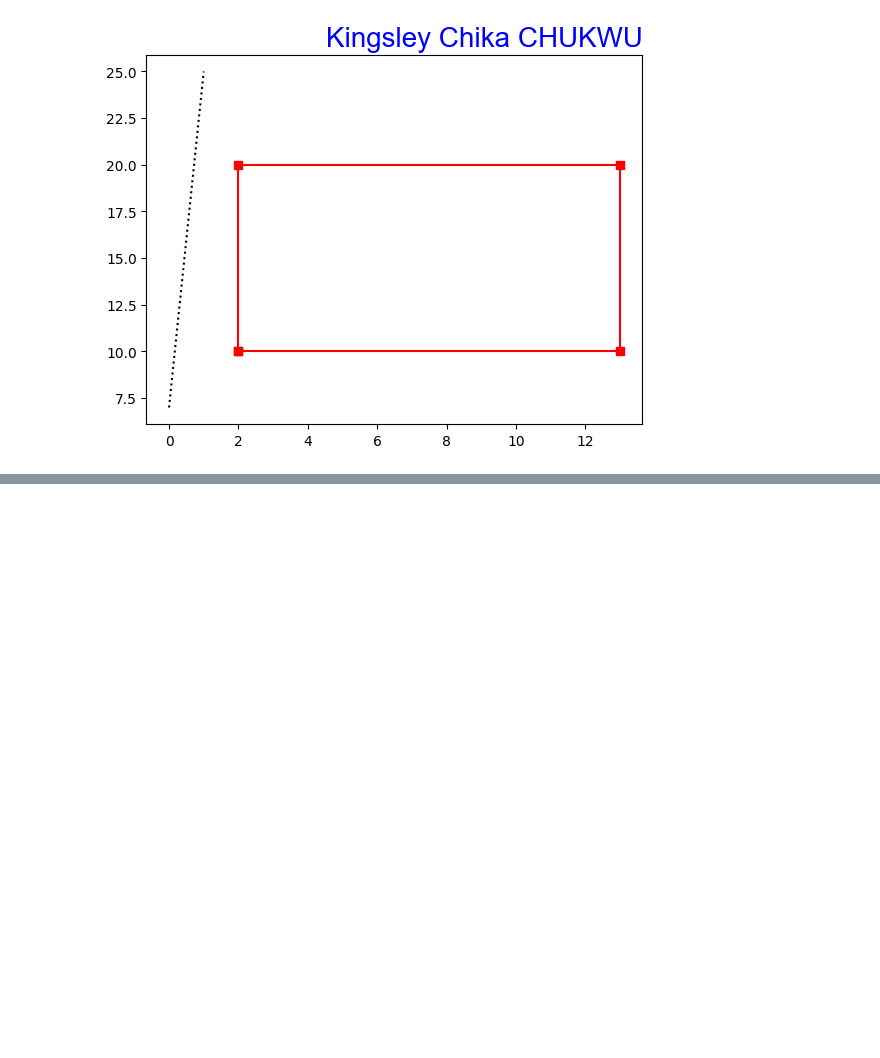
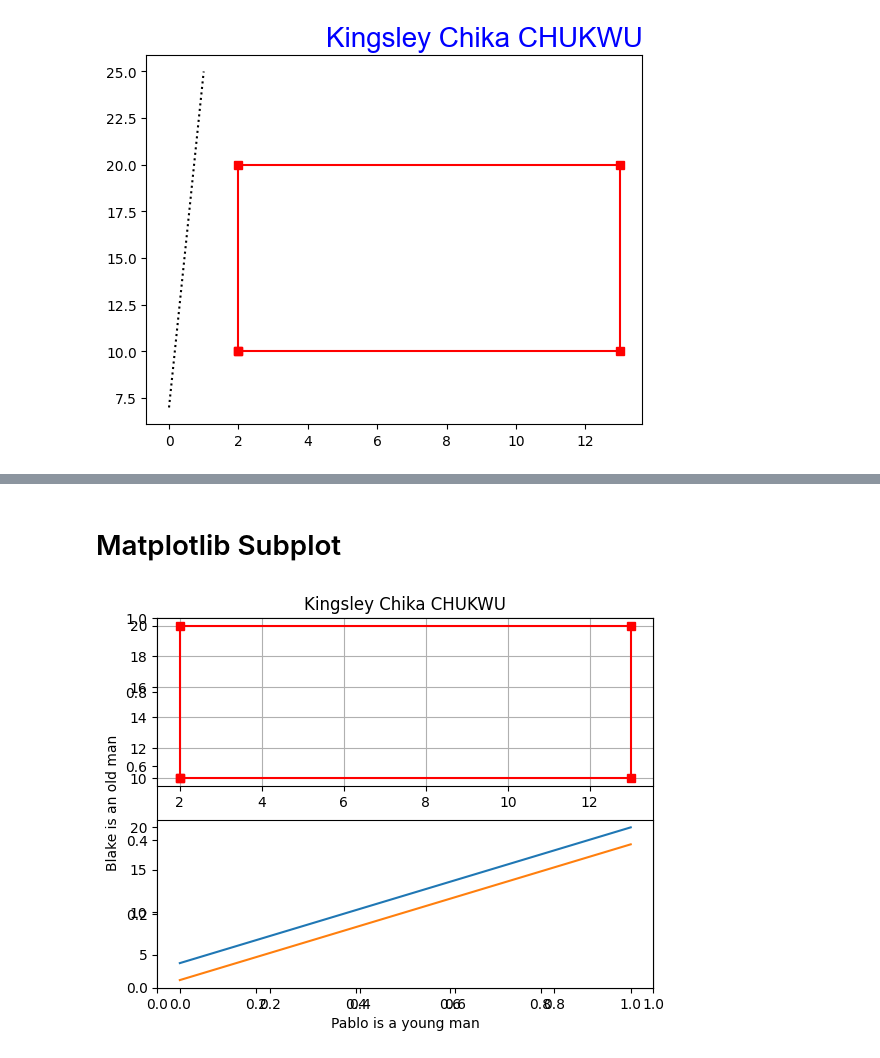
Before and after one commit to KingVik-Planet/Pandas, a Jupyter notebook: MatPlotLib.ipynb, the cells around one changed output, grey strips where cells are left out. Cells and saved outputs as stored; diff of their text form; code cells hidden in the pictures; blank space fills up the shorter version.

```diff
--- a/MatPlotLib.ipynb
+++ b/MatPlotLib.ipynb
@@ -440,0 +535,29 @@ plt.show()
+# %% [markdown]
+# Matplotlib Subplot
+# %%
+import matplotlib.pyplot as plt
+import numpy as np
+
+#  Plot 1
+x = np.array([4, 20])
+y = np.array([2, 18])
+plt.ylabel("Blake is an old man")
+plt.xlabel("Pablo is a young man")
+plt.title("Kingsley Chika CHUKWU")
+
+plt.subplot(2,1,2) # 2 = row, 1 = column, 2 = loc
+plt.plot(x)
+plt.plot(y)
+
+
+# Plot 2
+#Easting and Northing
+Easting = np.array([2, 2, 13, 13, 2])
+Northing = np.array([10, 20, 20, 10, 10])
+
+plt.subplot(2,1,1)
+plt.plot(Easting, Northing, marker="s", color = "r")
+plt.grid()
+plt.show()
+# %% [output]
+[figure, added]
```
Also changed, not shown: parts of 30 cells of this notebook.
